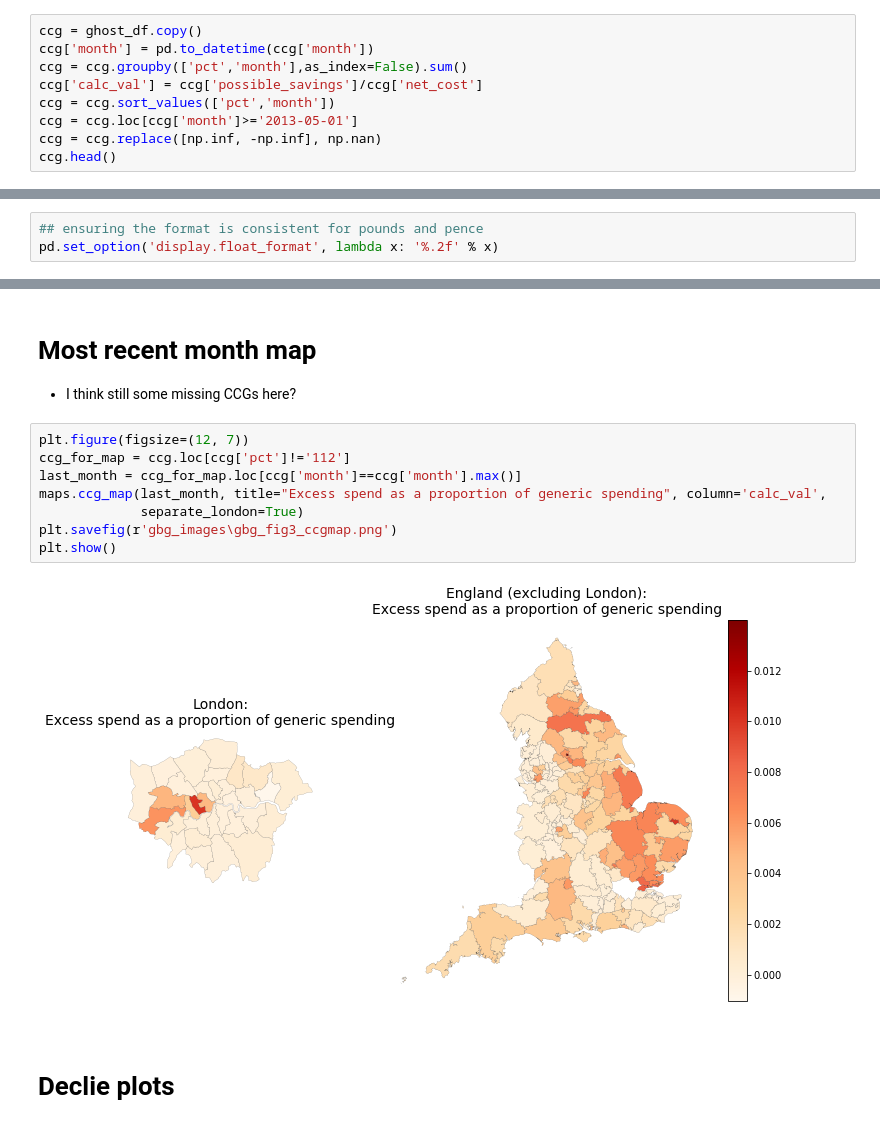
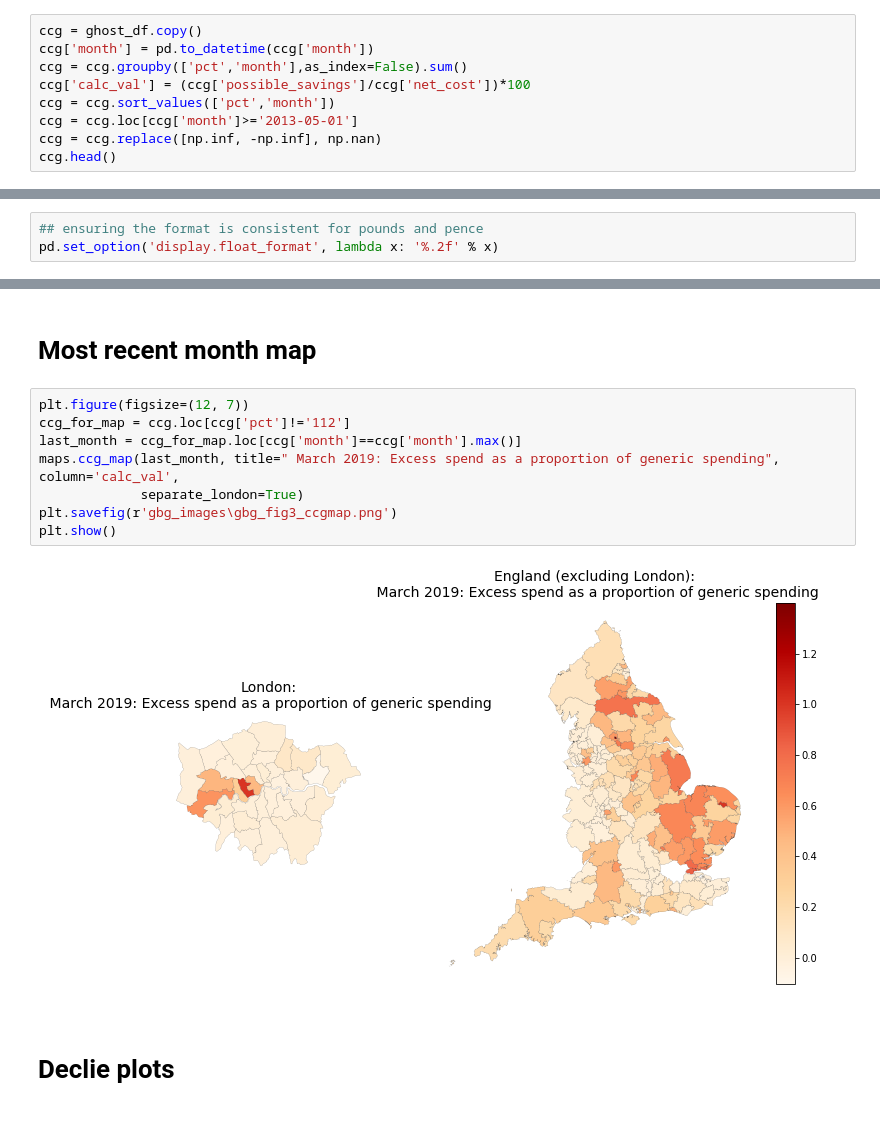
Before and after one commit to ebmdatalab/ghost_branded_generics_paper, a Jupyter notebook: Ghost Branded Generics.ipynb, the cells around one changed output, grey strips where cells are left out. Drawn from its saved outputs; the diff is of its cells as text.

Commit message:
Updating proportions, commenting and charts
Proportions *100 to give percentages

Figure4 has had vertical lines added

Chart titles and y-axes had things added

Some extra commenting

```diff
--- a/Ghost Branded Generics.ipynb
+++ b/Ghost Branded Generics.ipynb
@@ -62,7 +62,7 @@ practice.head()
 ccg = ghost_df.copy()
 ccg['month'] = pd.to_datetime(ccg['month'])
 ccg = ccg.groupby(['pct','month'],as_index=False).sum()
-ccg['calc_val'] = ccg['possible_savings']/ccg['net_cost']
+ccg['calc_val'] = (ccg['possible_savings']/ccg['net_cost'])*100
 ccg = ccg.sort_values(['pct','month'])
 ccg = ccg.loc[ccg['month']>='2013-05-01']
 ccg = ccg.replace([np.inf, -np.inf], np.nan)
@@ -144,16 +144,15 @@ ccg_dec18.describe()
 # %% [markdown]
 # Most recent month map
-- I think still some missing CCGs here?
 # %%
 plt.figure(figsize=(12, 7))
 ccg_for_map = ccg.loc[ccg['pct']!='112']
 last_month = ccg_for_map.loc[ccg['month']==ccg['month'].max()]
-maps.ccg_map(last_month, title="Excess spend as a proportion of generic spending", column='calc_val',
+maps.ccg_map(last_month, title=" March 2019: Excess spend as a proportion of generic spending", column='calc_val',
              separate_london=True)
 plt.savefig(r'gbg_images\gbg_fig3_ccgmap.png')
 plt.show()
 # %% [output]
-[figure, old version]
+[figure, new version]
 # %% [markdown]
 # Declie plots
 # %%
```
Also changed, not shown: parts of 7 cells of this notebook, 12 other files.
